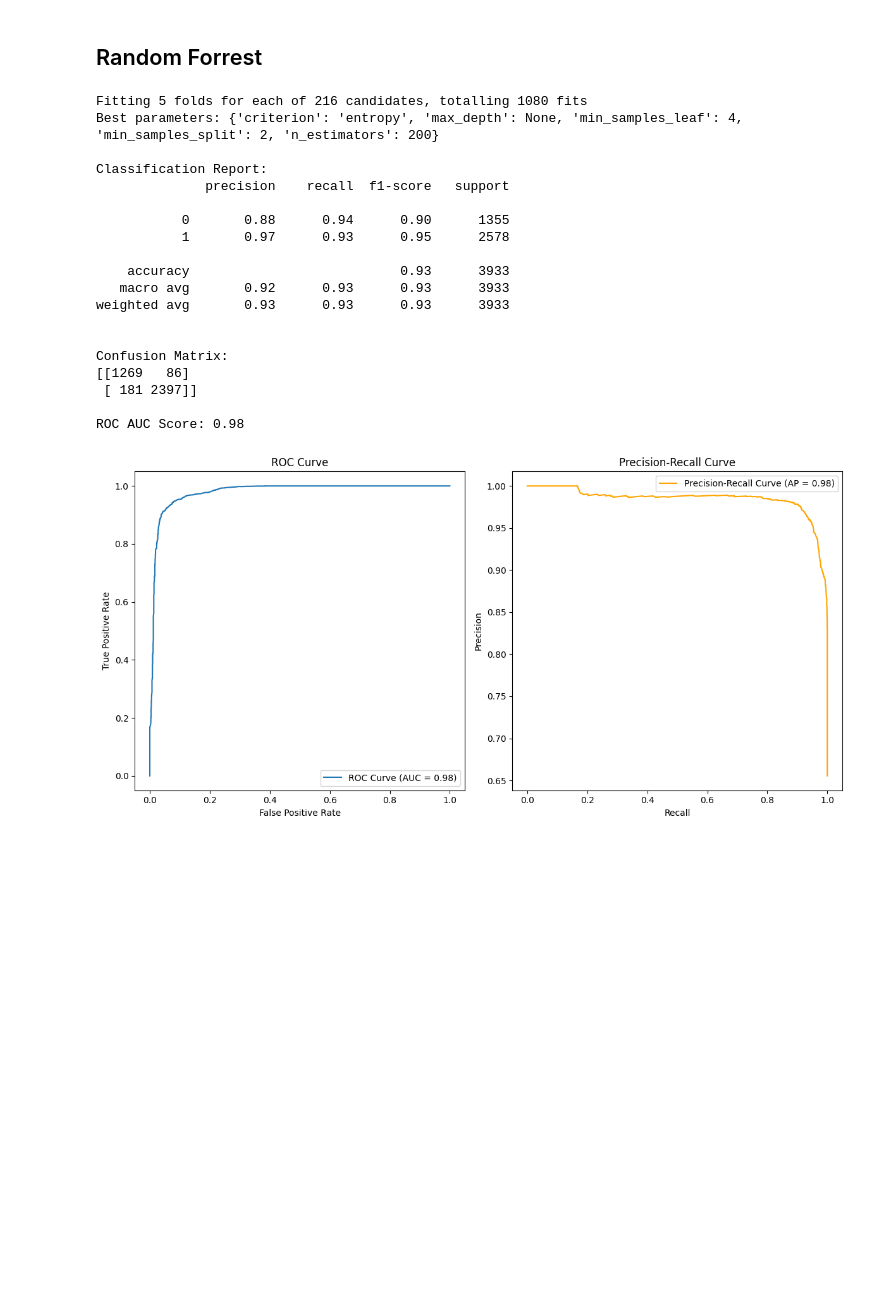
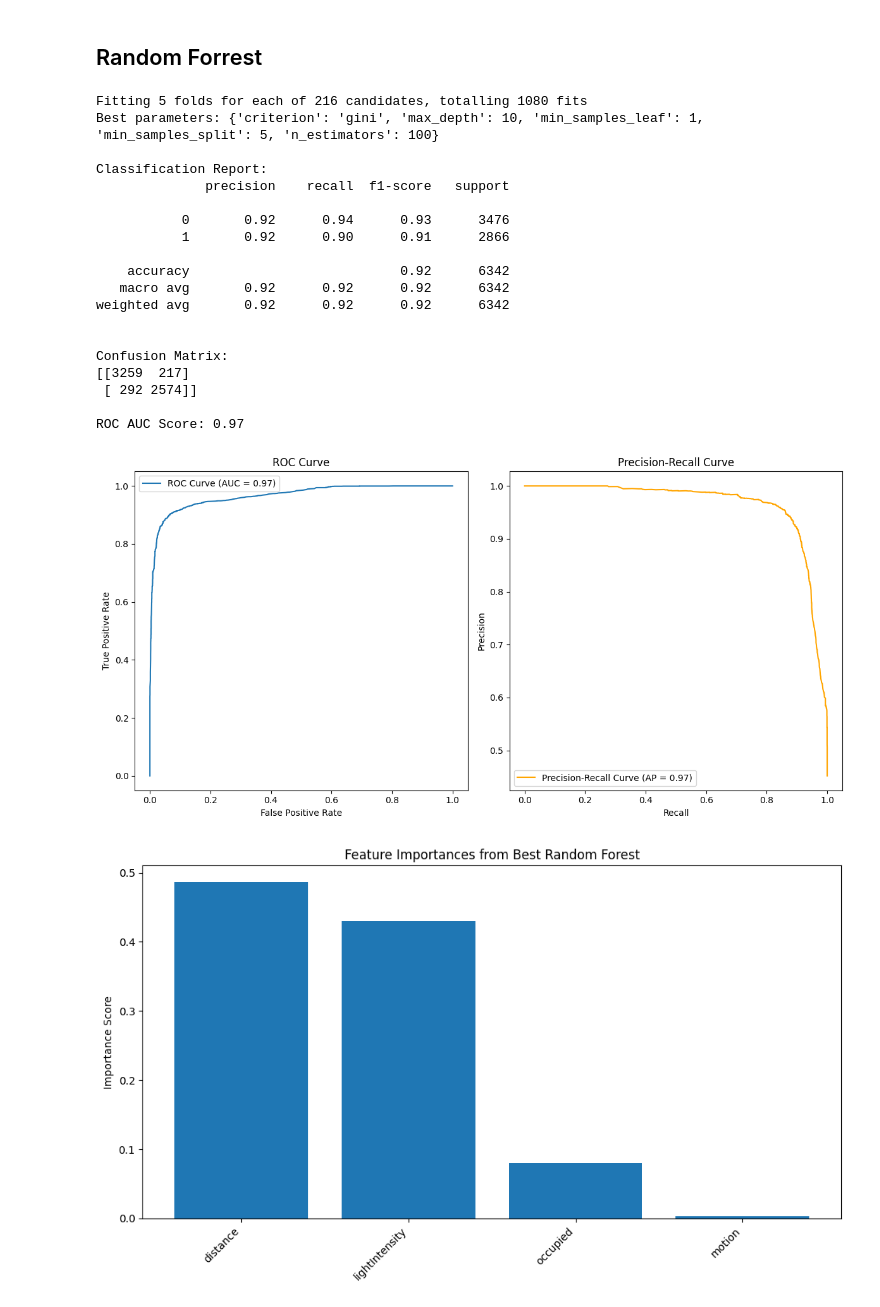
Before and after one commit to KentvTran/Smart-Alert-Lab-ML, a Jupyter notebook: modeling.ipynb, the cells around one changed output. Cells and saved outputs as stored; diff of their text form; code cells hidden in the pictures; blank space fills up the shorter version.

Commit message:
added 04-09 data, need to add to other dataset and test

```diff
--- a/modeling.ipynb
+++ b/modeling.ipynb
@@ -19,7 +19,7 @@ from imblearn.over_sampling import SMOTE
 # %%
 # Load the dataset
 data_folder = Path.cwd() / "data"
-csv_analysis = data_folder / "combinedNoLK.csv"
+csv_analysis = data_folder / "combinedAll.csv"
 df = pd.read_csv(csv_analysis)
 
 # Aggregate the data by 5-second intervals
@@ -185,40 +199,55 @@ plt.subplot(1, 2, 1)
 fpr_rf, tpr_rf, _ = roc_curve(y_test, y_proba_rf)
 plt.plot(fpr_rf, tpr_rf, label=f"ROC Curve (AUC = {roc_auc_rf:.2f})")
 plt.xlabel("False Positive Rate")
 plt.ylabel("True Positive Rate")
 plt.title("ROC Curve")
 plt.legend()
 
 # Precision-Recall Curve
 precision_rf, recall_rf, _ = precision_recall_curve(y_test, y_proba_rf)
 avg_precision_rf = average_precision_score(y_test, y_proba_rf)
 plt.subplot(1, 2, 2)
 plt.plot(recall_rf, precision_rf, label=f"Precision-Recall Curve (AP = {avg_precision_rf:.2f})", color='orange')
 plt.xlabel("Recall")
 plt.ylabel("Precision")
 plt.title("Precision-Recall Curve")
 plt.legend()
 
 plt.tight_layout()
 plt.show()
+
+#Feature Impotance Plot
+
+importances = best_clf_rf.feature_importances_
+feature_names = X_train_smote.columns if hasattr(X_train_smote, 'columns') else [f'Feature {i}' for i in range(X_train_smote.shape[1])]
+indices = np.argsort(importances)[::-1]
+
+plt.figure(figsize=(10, 6))
+plt.title("Feature Importances from Best Random Forest")
+plt.bar(range(len(importances)), importances[indices], align='center')
+plt.xticks(range(len(importances)), [feature_names[i] for i in indices], rotation=45, ha='right')
+plt.ylabel("Importance Score")
+plt.tight_layout()
+plt.show()
 # %% [output]
 Fitting 5 folds for each of 216 candidates, totalling 1080 fits
-Best parameters: {'criterion': 'entropy', 'max_depth': None, 'min_samples_leaf': 4, 'min_samples_split': 2, 'n_estimators': 200}
+Best parameters: {'criterion': 'gini', 'max_depth': 10, 'min_samples_leaf': 1, 'min_samples_split': 5, 'n_estimators': 100}
 
 Classification Report:
               precision    recall  f1-score   support
 
-           0       0.88      0.94      0.90      1355
-           1       0.97      0.93      0.95      2578
+           0       0.92      0.94      0.93      3476
+           1       0.92      0.90      0.91      2866
 
-    accuracy                           0.93      3933
-   macro avg       0.92      0.93      0.93      3933
-weighted avg       0.93      0.93      0.93      3933
+    accuracy                           0.92      6342
+   macro avg       0.92      0.92      0.92      6342
+weighted avg       0.92      0.92      0.92      6342
 
 
 Confusion Matrix:
-[[1269   86]
- [ 181 2397]]
+[[3259  217]
+ [ 292 2574]]
 
-ROC AUC Score: 0.98
+ROC AUC Score: 0.97
-[figure, old version]
+[figure, new version]
+[figure, added]
```
Also changed, not shown: parts of 2 cells of this notebook, 4 other files.
